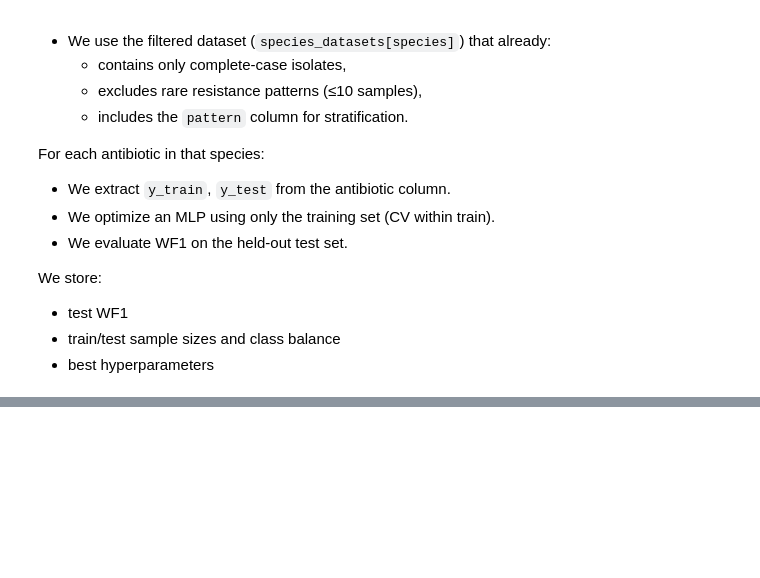
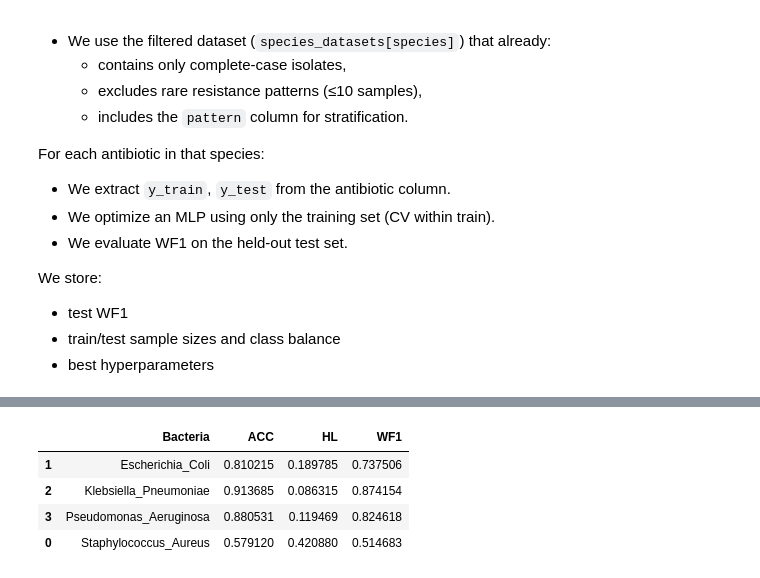
Before and after one commit to elenagasl/MALDI_TOF_Semisupervised_Learning, a Jupyter notebook: src/benchmark_mlp.ipynb, the cells around one changed output, grey strips where cells are left out. Saved outputs shown, nothing was run; the diff lists cells and outputs as text; code cells hidden in the pictures; blank space fills up the shorter version.

```diff
--- a/src/benchmark_mlp.ipynb
+++ b/src/benchmark_mlp.ipynb
@@ -807,0 +863,62 @@ False
+# %%
+paper_single_results = []
+MODEL_DIR = os.path.join(PROJECT_ROOT, "saved_models", "benchmark1_mlp_optuna_exact")
+os.makedirs(MODEL_DIR, exist_ok=True)
+
+for species, ab_list in species_antibiotics.items():
+
+    df_sp = species_datasets[species]
+    test_idx  = global_splits[species]["test_idx"]
+
+    wf1_list = []
+    acc_list = []
+    hl_list = []
+
+    for ab in ab_list:
+
+        model_path = os.path.join(MODEL_DIR, f"{species}_{ab}_best_model.pt")
+        checkpoint = torch.load(model_path, map_location=device)
+
+        params = checkpoint["params"]
+
+        model = MLPBinary(
+            input_dim=X.shape[1],
+            layer1=params["layer1"],
+            layer2=params["layer2"],
+            layer3=params["layer3"],
+            activation=params["activation"]
+        ).to(device)
+
+        model.load_state_dict(checkpoint["model_state_dict"])
+        model.eval()
+
+        X_test = torch.tensor(X[test_idx], dtype=torch.float32).to(device)
+        y_test = df_sp.loc[test_idx, ab].astype(int).values
+
+        with torch.no_grad():
+            logits = model(X_test)
+            preds = (torch.sigmoid(logits) > 0.5).cpu().numpy().ravel()
+
+        wf1_ab = f1_score(y_test, preds, average="weighted")
+        acc_ab = accuracy_score(y_test, preds)
+        hl_ab  = hamming_loss(y_test, preds)
+
+        wf1_list.append(wf1_ab)
+        acc_list.append(acc_ab)
+        hl_list.append(hl_ab)
+
+    paper_single_results.append({
+        "Bacteria": species,
+        "ACC": np.mean(acc_list),
+        "HL": np.mean(hl_list),
+        "WF1": np.mean(wf1_list)
+    })
+
+paper_single_df = pd.DataFrame(paper_single_results).sort_values("Bacteria")
+paper_single_df
+# %% [output]
+|  | Bacteria | ACC | HL | WF1 |
+| 1 | Escherichia_Coli | 0.810215 | 0.189785 | 0.737506 |
+| 2 | Klebsiella_Pneumoniae | 0.913685 | 0.086315 | 0.874154 |
+| 3 | Pseudomonas_Aeruginosa | 0.880531 | 0.119469 | 0.824618 |
+| 0 | Staphylococcus_Aureus | 0.579120 | 0.420880 | 0.514683 |
```
Also changed, not shown: parts of 11 cells of this notebook, 14 other files.
